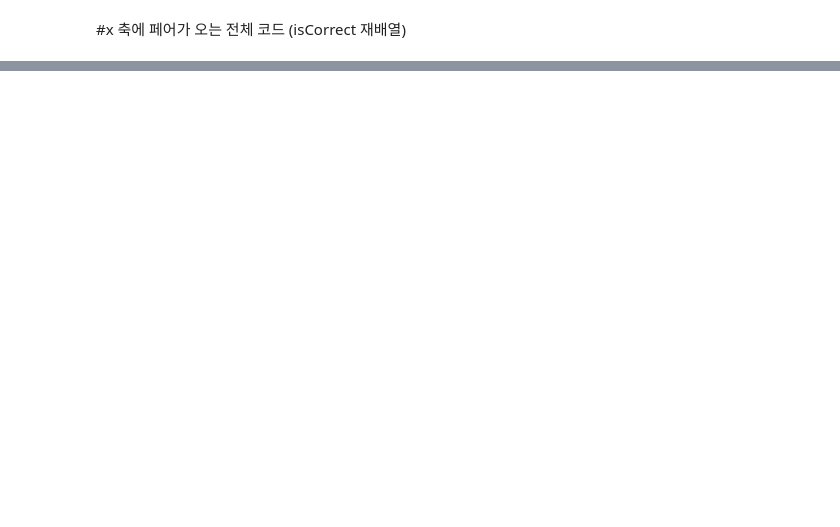
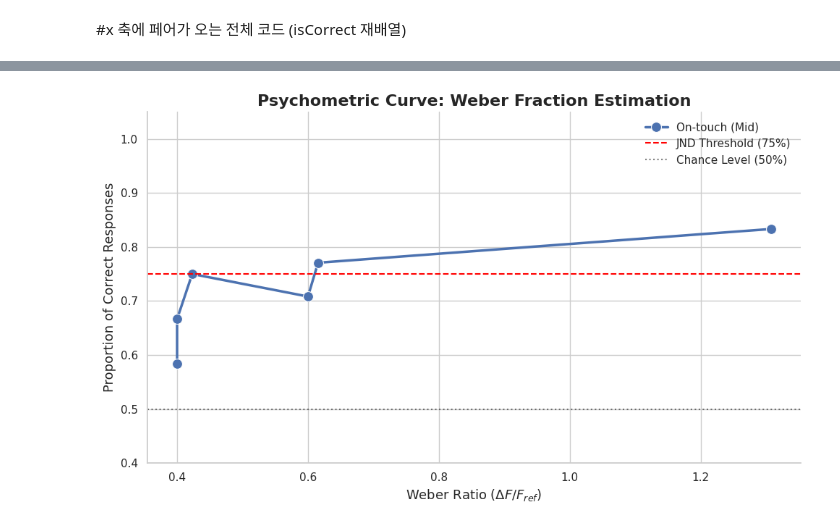
Before and after one commit to kyungeunvoyage/NailFoldExp, a Jupyter notebook: Analysis/(Analysis)Force_Discrimination.ipynb, the cells around one changed output, grey strips where cells are left out. Saved outputs shown, nothing was run; the diff lists cells and outputs as text; code cells hidden in the pictures; blank space fills up the shorter version.

```diff
--- a/Analysis/(Analysis)Force_Discrimination.ipynb
+++ b/Analysis/(Analysis)Force_Discrimination.ipynb
@@ -281,0 +235,77 @@ for cond in df['Condition'].unique():
+# %%
+import pandas as pd
+import numpy as np
+import matplotlib.pyplot as plt
+import seaborn as sns
+import glob
+
+# 1. 데이터 로드 및 통합 (P*로 시작하는 모든 ForceDiscrimination 파일)
+file_pattern = 'P*_ForceDiscrimination*.csv'
+all_files = glob.glob(file_pattern)
+
+if not all_files:
+    print("CSV 파일을 찾을 수 없습니다.")
+else:
+    df_list = [pd.read_csv(f) for f in all_files]
+    df = pd.concat(df_list, ignore_index=True)
+
+    # 2. IsCorrect 열 생성 (정답 판별 로직)
+    def calc_accuracy(row):
+        # 첫 번째 자극이 더 큰 경우 -> 유저가 1번을 골라야 정답
+        if row['FirstStim'] > row['SecondStim']:
+            return 1 if row['UserChoice'] == 1 else 0
+        # 두 번째 자극이 더 큰 경우 -> 유저가 2번을 골라야 정답
+        elif row['SecondStim'] > row['FirstStim']:
+            return 1 if row['UserChoice'] == 2 else 0
+        # 두 자극이 같은 경우 (Ref vs Ref) -> 우연(0.5) 처리
+        else:
+            return 0.5
+
+    df['IsCorrect'] = df.apply(calc_accuracy, axis=1)
+
+    # 3. WeberRatio 컬럼 생성
+    # Weber Ratio = |Reference - Comparison| / Reference
+    df['WeberRatio'] = abs(df['Reference'] - df['Comparison']) / df['Reference']
+
+    # 4. Psychometric Curve 데이터 계산
+    psychometric_data = df.groupby(['Condition', 'WeberRatio'])['IsCorrect'].mean().reset_index()
+
+    plt.figure(figsize=(10, 6))
+    sns.set_theme(style="whitegrid")
+
+    # 시각화 (라인 플롯)
+    sns.lineplot(data=psychometric_data, x='WeberRatio', y='IsCorrect', hue='Condition', marker='o', markersize=10, linewidth=2.5)
+
+    # JND 기준선 (75%)
+    plt.axhline(0.75, color='red', linestyle='--', label='JND Threshold (75%)')
+    # Chance level (50%)
+    plt.axhline(0.50, color='black', linestyle=':', alpha=0.5, label='Chance Level (50%)')
+
+    plt.title('Psychometric Curve: Weber Fraction Estimation', fontsize=16, fontweight='bold')
+    plt.xlabel(r'Weber Ratio ($\Delta F / F_{ref}$)', fontsize=13)
+    plt.ylabel('Proportion of Correct Responses', fontsize=13)
+    plt.ylim(0.4, 1.05)
+    plt.legend(frameon=False)
+
+    sns.despine()
+    plt.tight_layout()
+    plt.show()
+
+    # 5. Weber Fraction (K) 결과 출력
+    print("\n" + "="*40)
+    print("       [Weber Fraction (K) Summary]       ")
+    print("="*40)
+
+    psychometric_data = psychometric_data.sort_values('WeberRatio')
+
+    for cond in df['Condition'].unique():
+        cond_df = psychometric_data[psychometric_data['Condition'] == cond]
+
+        if len(cond_df) >= 2:
+            # 선형 보간을 통한 75% 정답률 지점(Weber Fraction) 계산
+            k_est = np.interp(0.75, cond_df['IsCorrect'], cond_df['WeberRatio'])
+            print(f" - {cond} Condition K: {k_est:.3f}")
+        else:
+            print(f" - {cond} Condition: 데이터 포인트 부족으로 추정 불가")
+# %% [output]
+[figure, added]
```
Also changed, not shown: parts of 5 cells of this notebook.
